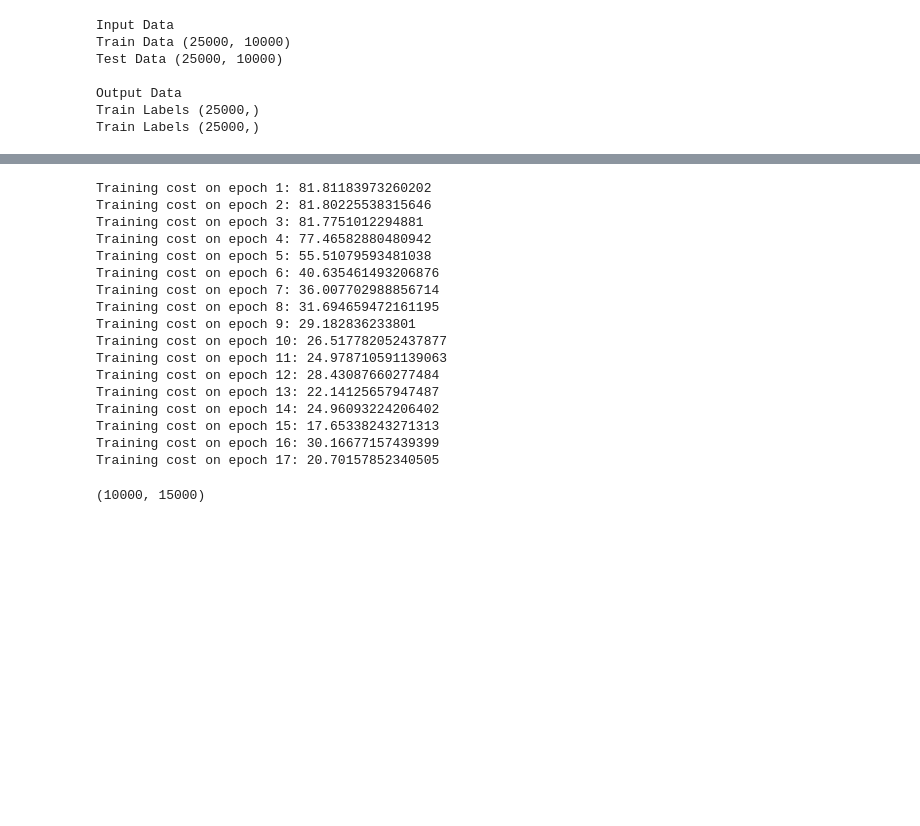
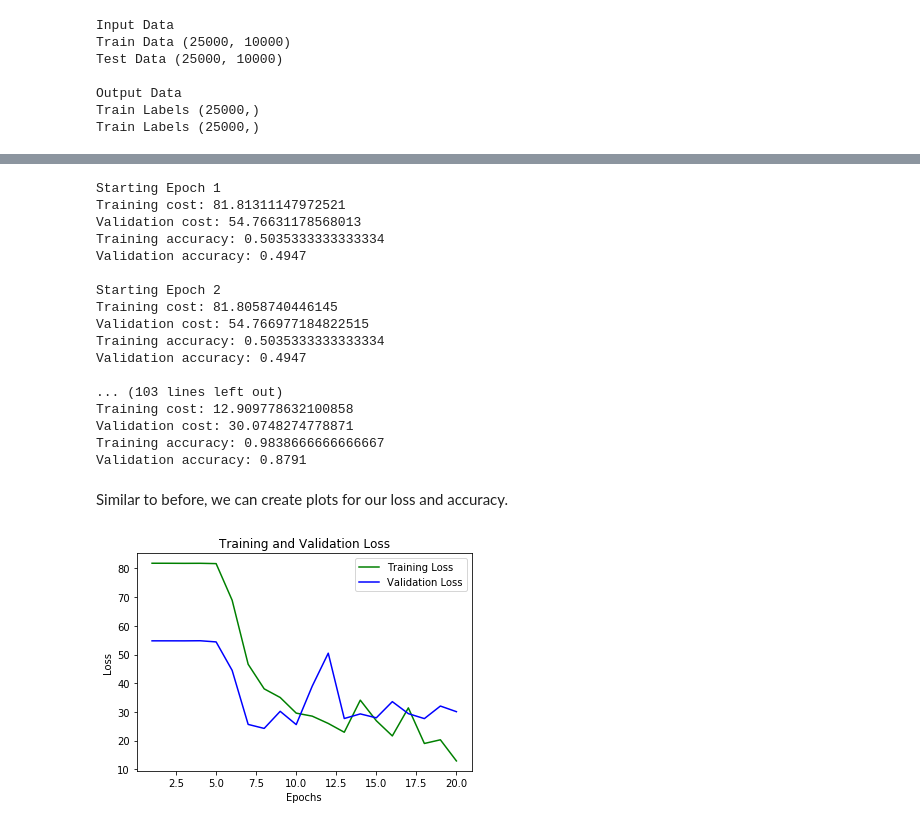
Before and after one commit to JosephBergman/deep-learning, a Jupyter notebook: proj04/proj03.ipynb, the cells around one changed output, grey strips where cells are left out. Cells and saved outputs as stored; diff of their text form; code cells hidden in the pictures; blank space fills up the shorter version.

```diff
--- a/proj04/proj03.ipynb
+++ b/proj04/proj03.ipynb
@@ -274,9 +369,7 @@ class Network:
     def backward_propagation(self, AL, Y, caches):
         """Compute the gradients based on the results of forward propagation."""
         gradients = {}
-        m = AL.shape[1]
         Y = Y.reshape(AL.shape)
-        eps = 1e-8
 
         dA = self.cost_function.derivative(AL, Y)
 
@@ -330,0 +434,10 @@ def minibatches(X, Y, batch_size):
+# %%
+def predict(network, X):
+    outputs, _ = network.forward_propagation(X)
+    outputs[outputs <= 0.5] = 0
+    outputs[outputs > 0.5] = 1
+    return outputs
+
+def accuracy(network, X, Y):
+    predictions = predict(network, X)
+    return np.mean(predictions == Y)
@@ -348,25 +490,39 @@ def train(network, X, Y, epochs, learning_rate, batch_size=128, validation_data=
 # %%
 network = Network([10000, 32, 32, 1])
-train(network, x_train, y_train, 50, 0.3)
+history = train(network, x_train, y_train, 20, 0.3, validation_data=(x_val, y_val))
 # %% [output]
-Training cost on epoch 1: 81.81183973260202
-Training cost on epoch 2: 81.80225538315646
-Training cost on epoch 3: 81.7751012294881
-Training cost on epoch 4: 77.46582880480942
-Training cost on epoch 5: 55.51079593481038
-Training cost on epoch 6: 40.635461493206876
-Training cost on epoch 7: 36.007702988856714
-Training cost on epoch 8: 31.694659472161195
-Training cost on epoch 9: 29.182836233801
-Training cost on epoch 10: 26.517782052437877
-Training cost on epoch 11: 24.978710591139063
-Training cost on epoch 12: 28.43087660277484
-Training cost on epoch 13: 22.14125657947487
-Training cost on epoch 14: 24.96093224206402
-Training cost on epoch 15: 17.65338243271313
-Training cost on epoch 16: 30.16677157439399
-Training cost on epoch 17: 20.70157852340505
+Starting Epoch 1
+Training cost: 81.81311147972521
+Validation cost: 54.76631178568013
+Training accuracy: 0.5035333333333334
+Validation accuracy: 0.4947
+
+Starting Epoch 2
+Training cost: 81.8058740446145
+Validation cost: 54.766977184822515
+Training accuracy: 0.5035333333333334
+Validation accuracy: 0.4947
+
+... (103 lines left out)
+Training cost: 12.909778632100858
+Validation cost: 30.0748274778871
+Training accuracy: 0.9838666666666667
+Validation accuracy: 0.8791
-# %%
-x_train.shape
-# %% [output]
-(10000, 15000)
+# %% [markdown]
+Similar to before, we can create plots for our loss and accuracy.
+# %%
+import matplotlib.pyplot as plt
+
+train_loss = history['train_cost']
+val_loss = history['val_cost']
+epochs = range(1, len(train_loss) + 1)
+
+plt.plot(epochs, train_loss, 'g', label='Training Loss')
+plt.plot(epochs, val_loss, 'b', label='Validation Loss')
+plt.title('Training and Validation Loss')
+plt.xlabel('Epochs')
+plt.ylabel('Loss')
+plt.legend()
+plt.show()
+# %% [output]
+[figure, added]
```
Also changed, not shown: parts of 23 cells of this notebook.
